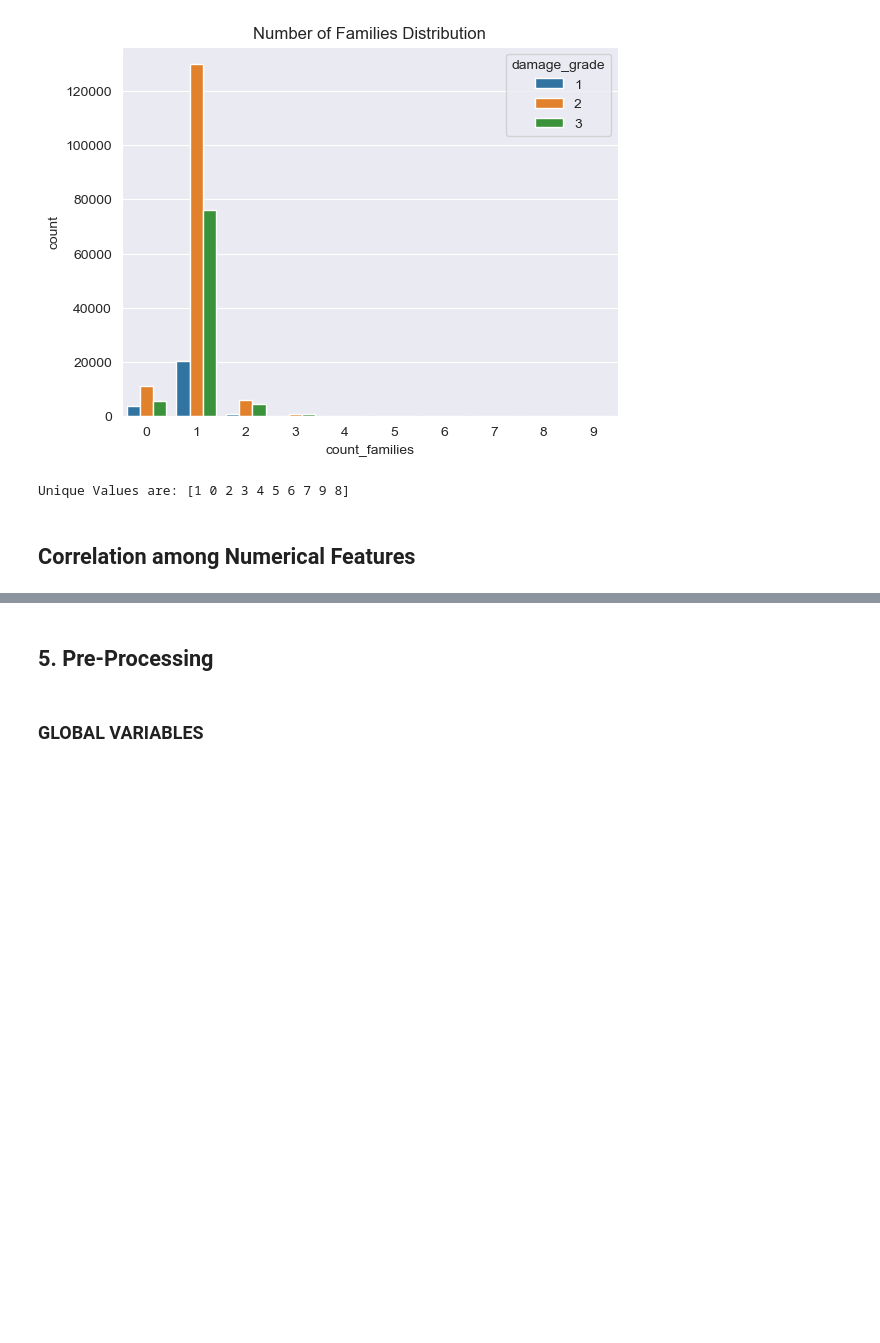
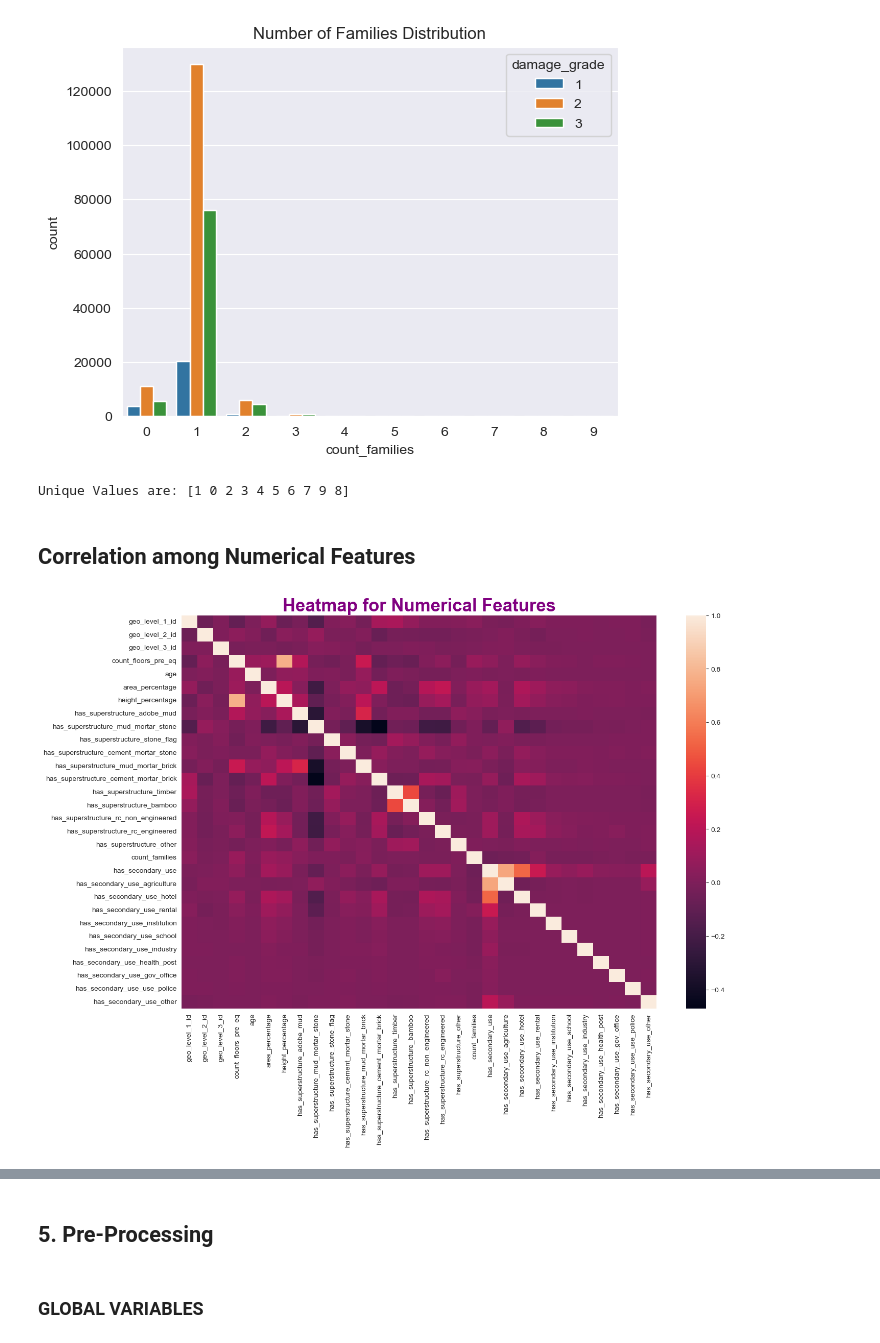
Before and after one commit to Bhandari008/house_damage_prediction, a Jupyter notebook: notebook/EDA.ipynb, the cells around one changed output, grey strips where cells are left out. Drawn from its saved outputs; the diff is of its cells as text; code cells hidden in the pictures; blank space fills up the shorter version.

```diff
--- a/notebook/EDA.ipynb
+++ b/notebook/EDA.ipynb
@@ -231,3 +233,6 @@ binary_features = [
 df_continuous_features = df[continuous_features]
 df_categorical_features = df.loc[:, ~df.columns.isin(continuous_features)]
 df_binary_features = df[binary_features]
+# %%
+cat_features = list(df.select_dtypes(include=['O']).columns)
+numerical_features = list(df.select_dtypes(include=np.number).columns)
@@ -234,3 +279,5 @@ df_binary_features = df[binary_features]
+# %%
+numerical_features.remove('damage_grade')
 # %% [markdown]
 ### 3.5 Check statistics of data set
 i. Continous Features
@@ -585 +630,11 @@ corr_matrix = df_categorical_features.corr().abs()
+# %%
+df_numerical_features = df[numerical_features]
+# %%
+corr_matrix = df_numerical_features.corr()
+plt.figure(figsize = (15, 10))
+sns.heatmap(corr_matrix)
+plt.title(label='Heatmap for Numerical Features', fontsize=25, fontweight='bold').set_color('purple')
+plt.show()
+# %% [output]
+[figure, added]
 # %%
```
Also changed, not shown: parts of 13 cells of this notebook.
